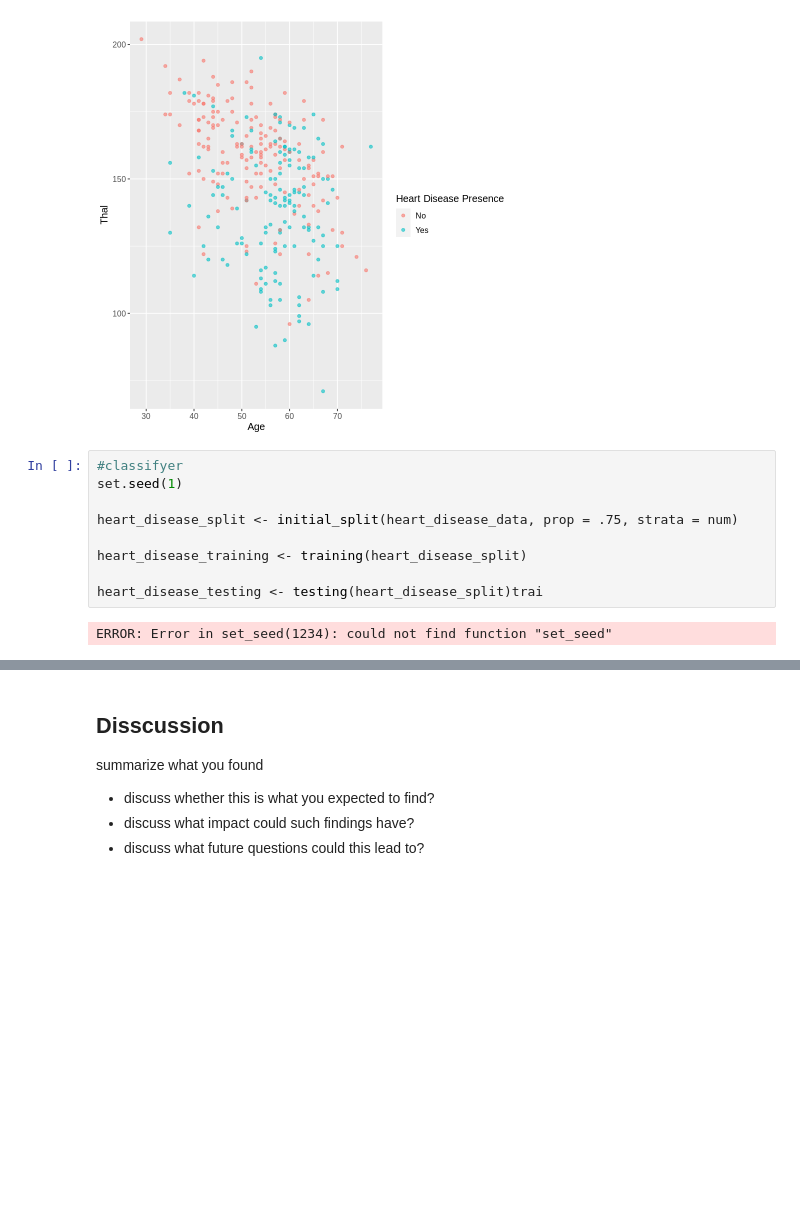
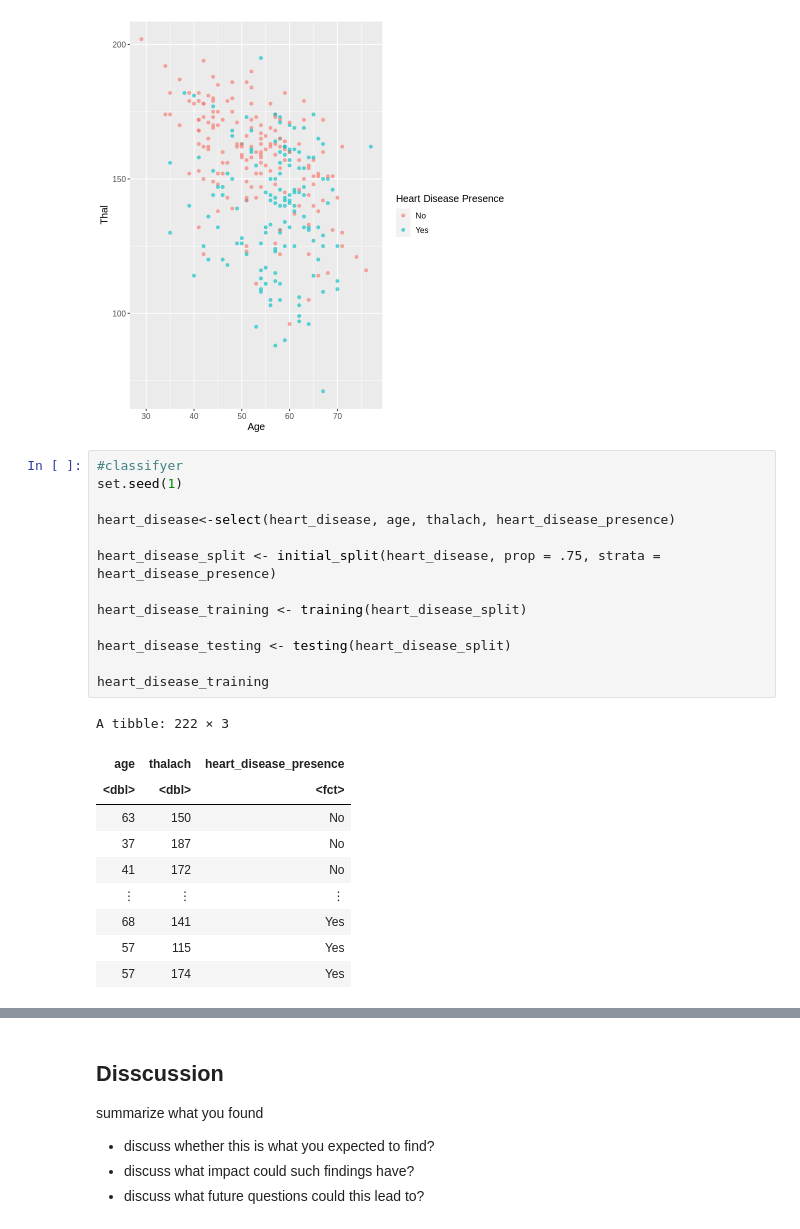
Before and after one commit to acorni02/dsci-100-2022w1-group-4, a Jupyter notebook: group_project_report.ipynb, the cells around one changed output, grey strips where cells are left out. Cells and saved outputs as stored; diff of their text form; blank space fills up the shorter version.

```diff
--- a/group_project_report.ipynb
+++ b/group_project_report.ipynb
@@ -149,11 +149,24 @@ age_thal
 # %%
 #classifyer
 set.seed(1)
 
-heart_disease_split <- initial_split(heart_disease_data, prop = .75, strata = num)
+heart_disease<-select(heart_disease, age, thalach, heart_disease_presence)
+
+heart_disease_split <- initial_split(heart_disease, prop = .75, strata = heart_disease_presence)
 
 heart_disease_training <- training(heart_disease_split)
 
-heart_disease_testing <- testing(heart_disease_split)trai
+heart_disease_testing <- testing(heart_disease_split)
+
+heart_disease_training
 # %% [output]
-ERROR: Error in set_seed(1234): could not find function "set_seed"
+A tibble: 222 × 3
+| age | thalach | heart_disease_presence |
+| <dbl> | <dbl> | <fct> |
+| 63 | 150 | No |
+| 37 | 187 | No |
+| 41 | 172 | No |
+| ⋮ | ⋮ | ⋮ |
+| 68 | 141 | Yes |
+| 57 | 115 | Yes |
+| 57 | 174 | Yes |
```
Also changed, not shown: parts of 4 cells of this notebook.
